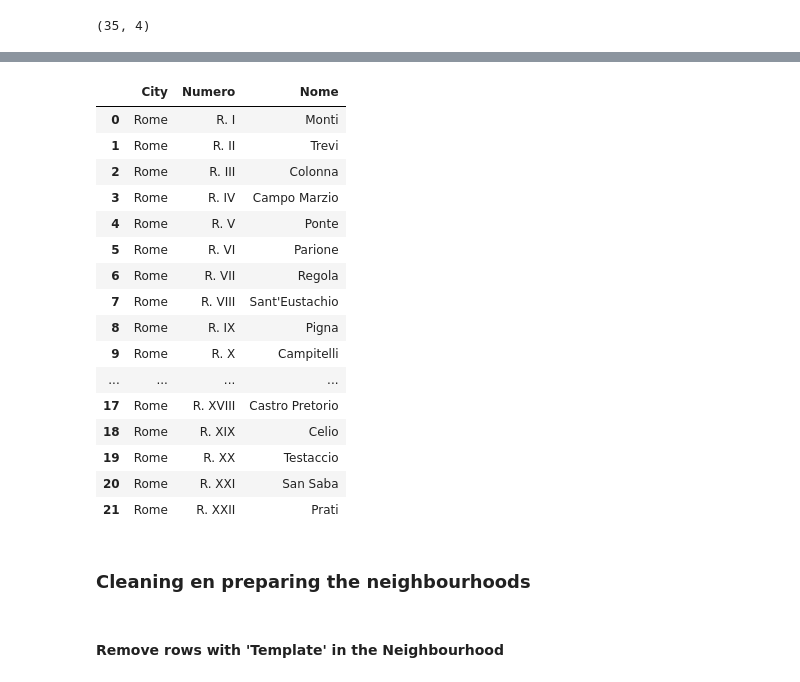
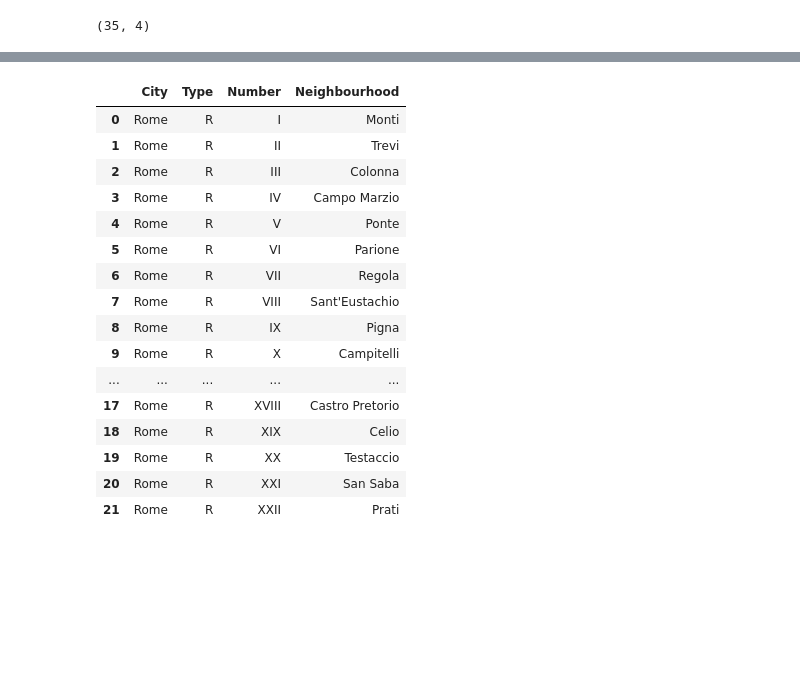
Before and after one commit to desoto1959/Coursera_Capstone, a Jupyter notebook: The_Battle_of_the_Neighbourhoods_Rome.ipynb, the cells around one changed output, grey strips where cells are left out. Drawn from its saved outputs; the diff is of its cells as text; code cells hidden in the pictures; blank space fills up the shorter version.

```diff
--- a/The_Battle_of_the_Neighbourhoods_Rome.ipynb
+++ b/The_Battle_of_the_Neighbourhoods_Rome.ipynb
@@ -228,0 +215,4 @@ df_rioni
+# %%
+# Split de Quarters into type of Neighbourhood, the number and the name
+df_rioni[['Type','Number']] = df_rioni['Numero'].str.split(n=1, expand=True)
+df_rioni
@@ -228,0 +237,6 @@ df_rioni
+# %%
+# Rename columns (Italien to English)
+df_rioni.rename(columns={'Nome': 'Neighbourhood'}, inplace=True)
+# Remove the point in the column Type
+df_rioni['Type'] = df_rioni['Type'].str.replace('.', '')
+df_rioni
@@ -229,27 +261,24 @@ df_rioni
 # %%
 # Add column City to dataframe
 df_rioni['City'] = 'Rome'
-df_rioni = df_rioni[ ['City'] + [ col for col in df_rioni.columns if col != 'City' ] ]
+# Reorganize column order in dataframe
+df_rioni = df_rioni[ ['City', 'Type', 'Number', 'Neighbourhood']]
 df_rioni
 # %% [output]
-|  | City | Numero | Nome |
-| 0 | Rome | R. I | Monti |
-| 1 | Rome | R. II | Trevi |
-| 2 | Rome | R. III | Colonna |
-| 3 | Rome | R. IV | Campo Marzio |
-| 4 | Rome | R. V | Ponte |
-| 5 | Rome | R. VI | Parione |
-| 6 | Rome | R. VII | Regola |
-| 7 | Rome | R. VIII | Sant'Eustachio |
-| 8 | Rome | R. IX | Pigna |
-| 9 | Rome | R. X | Campitelli |
-| ... | ... | ... | ... |
-| 17 | Rome | R. XVIII | Castro Pretorio |
-| 18 | Rome | R. XIX | Celio |
-| 19 | Rome | R. XX | Testaccio |
-| 20 | Rome | R. XXI | San Saba |
-| 21 | Rome | R. XXII | Prati |
+|  | City | Type | Number | Neighbourhood |
+| 0 | Rome | R | I | Monti |
+| 1 | Rome | R | II | Trevi |
+| 2 | Rome | R | III | Colonna |
+| 3 | Rome | R | IV | Campo Marzio |
+| 4 | Rome | R | V | Ponte |
+| 5 | Rome | R | VI | Parione |
+| 6 | Rome | R | VII | Regola |
+| 7 | Rome | R | VIII | Sant'Eustachio |
+| 8 | Rome | R | IX | Pigna |
+| 9 | Rome | R | X | Campitelli |
+| ... | ... | ... | ... | ... |
+| 17 | Rome | R | XVIII | Castro Pretorio |
+| 18 | Rome | R | XIX | Celio |
+| 19 | Rome | R | XX | Testaccio |
+| 20 | Rome | R | XXI | San Saba |
+| 21 | Rome | R | XXII | Prati |
-# %% [markdown]
-### Cleaning en preparing the neighbourhoods
-# %% [markdown]
-#### Remove rows with 'Template' in the Neighbourhood
```
Also changed, not shown: parts of 28 cells of this notebook.
